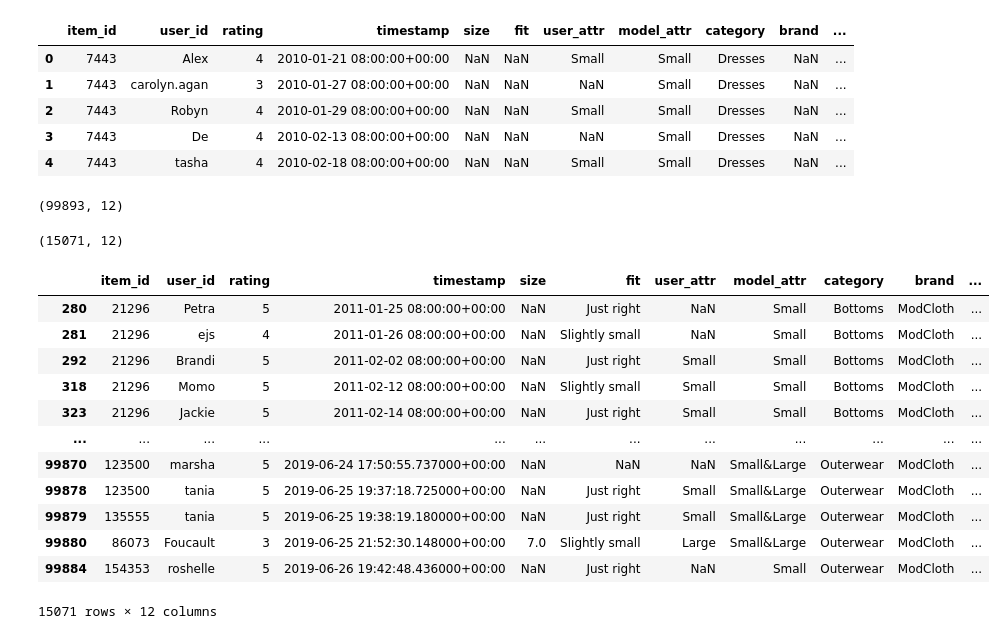
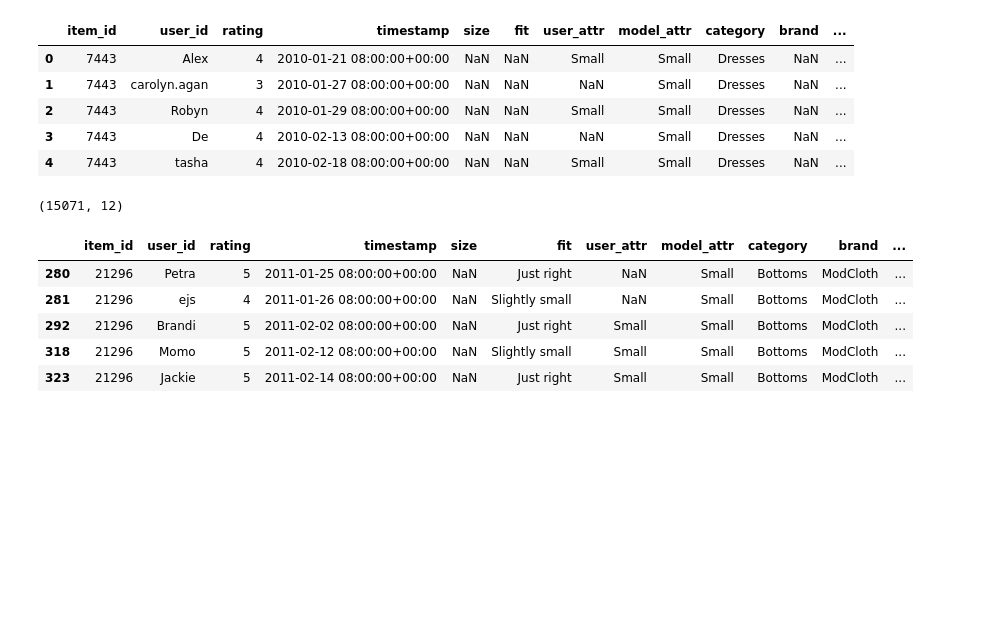
Before and after one commit to Matteo-Candi/Recommander-System, a Jupyter notebook: MarketBias.ipynb, the cells around one changed output. Saved outputs shown, nothing was run; the diff lists cells and outputs as text; code cells hidden in the pictures; blank space fills up the shorter version.

```diff
--- a/MarketBias.ipynb
+++ b/MarketBias.ipynb
@@ -36,10 +36,6 @@ MarketBias.head()
 | 2 | 7443 | Robyn | 4 | 2010-01-29 08:00:00+00:00 | NaN | NaN | Small | Small | Dresses | NaN | ... |
 | 3 | 7443 | De | 4 | 2010-02-13 08:00:00+00:00 | NaN | NaN | NaN | Small | Dresses | NaN | ... |
 | 4 | 7443 | tasha | 4 | 2010-02-18 08:00:00+00:00 | NaN | NaN | Small | Small | Dresses | NaN | ... |
-# %%
-MarketBias.shape
-# %% [output]
-(99893, 12)
 # %%
 same = MarketBias[MarketBias.brand == 'ModCloth']
 # %%
@@ -47,18 +43,11 @@ same.shape
 # %% [output]
 (15071, 12)
 # %%
-same
+same.head()
 # %% [output]
 |  | item_id | user_id | rating | timestamp | size | fit | user_attr | model_attr | category | brand | ... |
 | 280 | 21296 | Petra | 5 | 2011-01-25 08:00:00+00:00 | NaN | Just right | NaN | Small | Bottoms | ModCloth | ... |
 | 281 | 21296 | ejs | 4 | 2011-01-26 08:00:00+00:00 | NaN | Slightly small | NaN | Small | Bottoms | ModCloth | ... |
 | 292 | 21296 | Brandi | 5 | 2011-02-02 08:00:00+00:00 | NaN | Just right | Small | Small | Bottoms | ModCloth | ... |
 | 318 | 21296 | Momo | 5 | 2011-02-12 08:00:00+00:00 | NaN | Slightly small | Small | Small | Bottoms | ModCloth | ... |
 | 323 | 21296 | Jackie | 5 | 2011-02-14 08:00:00+00:00 | NaN | Just right | Small | Small | Bottoms | ModCloth | ... |
-| ... | ... | ... | ... | ... | ... | ... | ... | ... | ... | ... | ... |
-| 99870 | 123500 | marsha | 5 | 2019-06-24 17:50:55.737000+00:00 | NaN | NaN | NaN | Small&Large | Outerwear | ModCloth | ... |
-| 99878 | 123500 | tania | 5 | 2019-06-25 19:37:18.725000+00:00 | NaN | Just right | Small | Small&Large | Outerwear | ModCloth | ... |
-| 99879 | 135555 | tania | 5 | 2019-06-25 19:38:19.180000+00:00 | NaN | Just right | Small | Small&Large | Outerwear | ModCloth | ... |
-| 99880 | 86073 | Foucault | 3 | 2019-06-25 21:52:30.148000+00:00 | 7.0 | Slightly small | Large | Small&Large | Outerwear | ModCloth | ... |
-| 99884 | 154353 | roshelle | 5 | 2019-06-26 19:42:48.436000+00:00 | NaN | Just right | NaN | Small | Outerwear | ModCloth | ... |
-15071 rows × 12 columns
```
Also changed, not shown: parts of 10 cells of this notebook, 3 other files.
